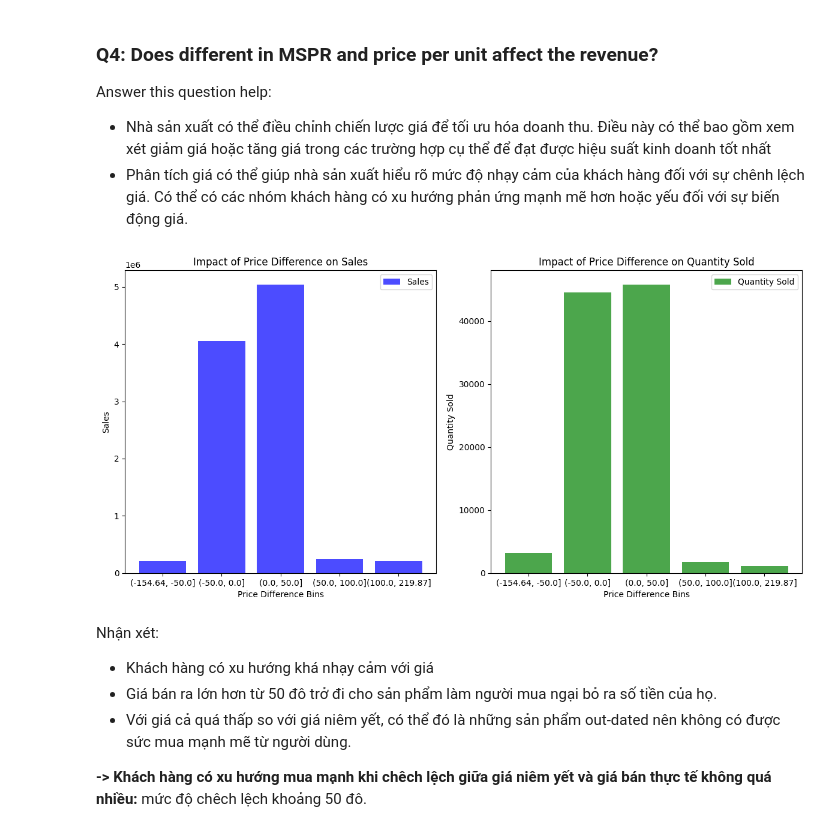
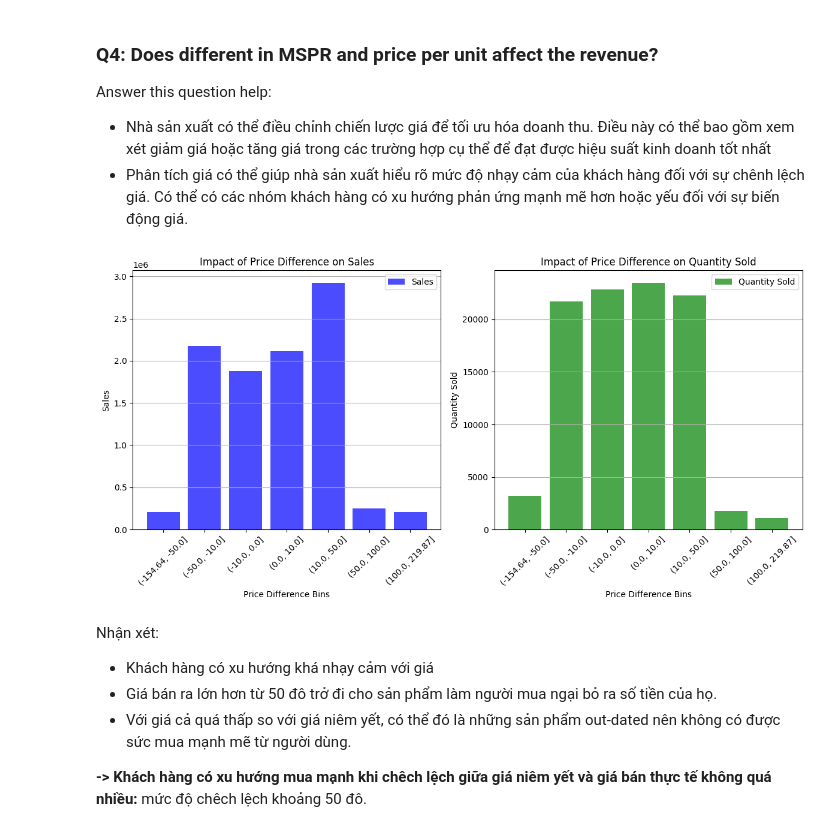
Before and after one commit to fabyanbui/Programming4DS_FinalProject, a Jupyter notebook: notebooks/3.2-eda.ipynb, the cells around one changed output. Drawn from its saved outputs; the diff is of its cells as text; code cells hidden in the pictures.

```diff
--- a/notebooks/3.2-eda.ipynb
+++ b/notebooks/3.2-eda.ipynb
@@ -47,7 +47,7 @@ Answer this question help:
 processed_df["price_diff"] = processed_df["price_per_unit"] - processed_df["retail_price"]
 
 # Phân loại các khoảng chênh lệch giá và tính tổng doanh thu và số lượng sản phẩm bán ra cho mỗi bin
-price_diff_bins = [processed_df["price_diff"].min(), -50, 0, 50, 100, processed_df["price_diff"].max()]
+price_diff_bins = [processed_df["price_diff"].min(), -50, -10, 0, 10, 50, 100, processed_df["price_diff"].max()]
 
 processed_df['price_diff_bins'] = pd.cut(processed_df['price_diff'], bins=price_diff_bins)
 
@@ -55,23 +55,30 @@ processed_df['price_diff_bins'] = pd.cut(processed_df['price_diff'], bins=price_
 price_diff_stats = processed_df.groupby('price_diff_bins').agg({'quantity_ordered': 'sum', 'sales': 'sum'}).reset_index()
 # %%
 fig, ax = plt.subplots(1, 2, figsize=(12, 6))
+
+# Sales
 ax[0].bar(price_diff_stats['price_diff_bins'].astype(str), price_diff_stats['sales'], color='blue', alpha=0.7, label='Sales')
 ax[0].set_xlabel('Price Difference Bins')
 ax[0].set_ylabel('Sales')
 ax[0].set_title('Impact of Price Difference on Sales')
 ax[0].legend()
+ax[0].tick_params(axis='x', rotation=45)
+ax[0].grid(True, axis='y')
 
-# Biểu đồ 2 - Quantity Sold
+# Quantity Sold
 ax[1].bar(price_diff_stats['price_diff_bins'].astype(str), price_diff_stats['quantity_ordered'], color='green', alpha=0.7, label='Quantity Sold')
 ax[1].set_xlabel('Price Difference Bins')
 ax[1].set_ylabel('Quantity Sold')
 ax[1].set_title('Impact of Price Difference on Quantity Sold')
 ax[1].legend()
+ax[1].tick_params(axis='x', rotation=45)
+ax[1].grid(True, axis='y')
 
 plt.tight_layout()
+
 plt.show()
 # %% [output]
-[figure, old version]
+[figure, new version]
 # %% [markdown]
 Nhận xét:
 - Khách hàng có xu hướng khá nhạy cảm với giá
```
